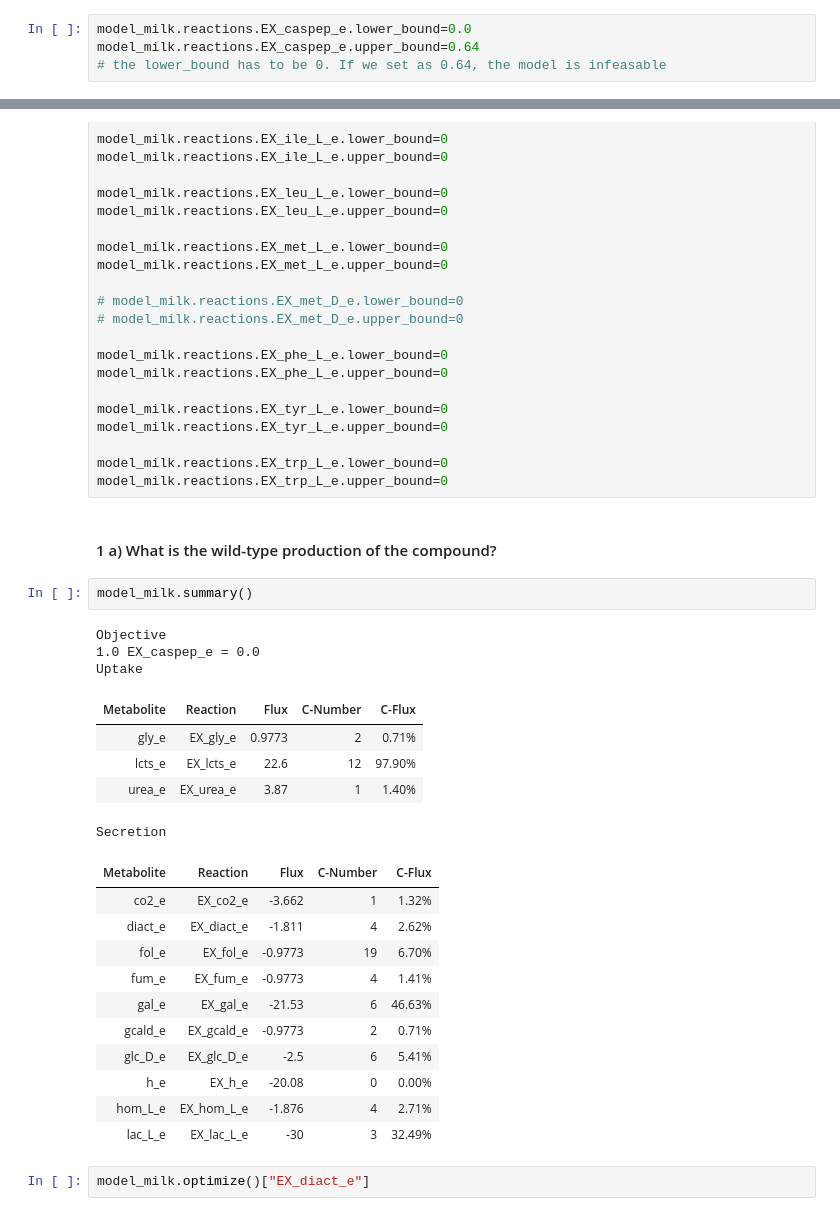
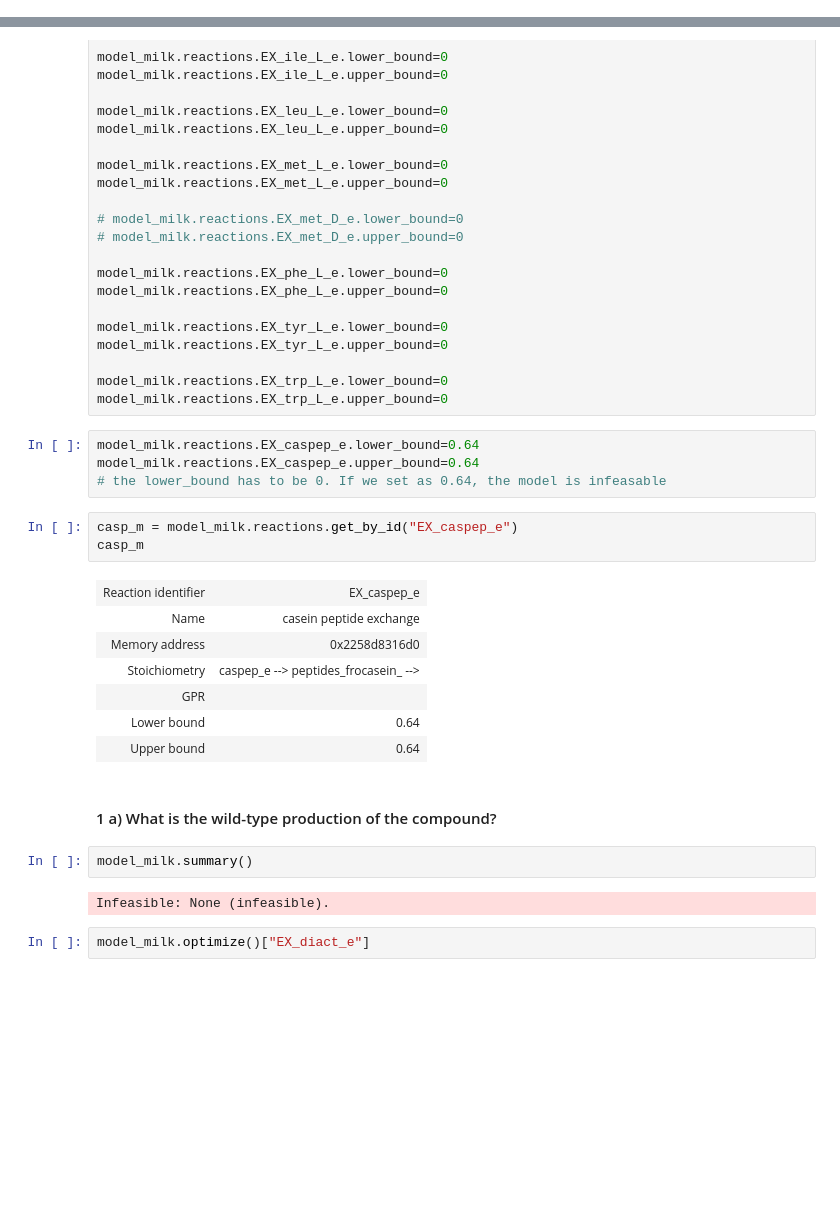
Before and after one commit to karynalysenko/systems_biology, a Jupyter notebook: Trabalho.ipynb, the cells around one changed output, grey strips where cells are left out. Cells and saved outputs as stored; diff of their text form; blank space fills up the shorter version.

```diff
--- a/Trabalho.ipynb
+++ b/Trabalho.ipynb
@@ -395,10 +384,6 @@ for i in model.metabolites:
 model_milk = read_sbml_model("sth.xml")
 model_milk.objective = 'EX_caspep_e' #colocar igual ao id anterior
 #model_milk.summary()
-# %%
-model_milk.reactions.EX_caspep_e.lower_bound=0.0
-model_milk.reactions.EX_caspep_e.upper_bound=0.64
-# the lower_bound has to be 0. If we set as 0.64, the model is infeasable
 # %%
 #model_milk.medium
 # %%
@@ -503,30 +488,27 @@ model_milk.reactions.EX_tyr_L_e.upper_bound=0
 
 model_milk.reactions.EX_trp_L_e.lower_bound=0
 model_milk.reactions.EX_trp_L_e.upper_bound=0
+# %%
+model_milk.reactions.EX_caspep_e.lower_bound=0.64
+model_milk.reactions.EX_caspep_e.upper_bound=0.64
+# the lower_bound has to be 0. If we set as 0.64, the model is infeasable
+# %%
+casp_m = model_milk.reactions.get_by_id("EX_caspep_e")
+casp_m
+# %% [output]
+| Reaction identifier | EX_caspep_e |
+| Name | casein peptide exchange |
+| Memory address | 0x2258d8316d0 |
+| Stoichiometry | caspep_e --> peptides_frocasein_ --> |
+| GPR |  |
+| Lower bound | 0.64 |
+| Upper bound | 0.64 |
 # %% [markdown]
 #### 1 a) What is the wild-type production of the compound?
 # %%
 model_milk.summary()
 # %% [output]
-Objective
-1.0 EX_caspep_e = 0.0
-Uptake
+Infeasible: None (infeasible).
-| Metabolite | Reaction | Flux | C-Number | C-Flux |
-| gly_e | EX_gly_e | 0.9773 | 2 | 0.71% |
-| lcts_e | EX_lcts_e | 22.6 | 12 | 97.90% |
-| urea_e | EX_urea_e | 3.87 | 1 | 1.40% |
-Secretion
-| Metabolite | Reaction | Flux | C-Number | C-Flux |
-| co2_e | EX_co2_e | -3.662 | 1 | 1.32% |
-| diact_e | EX_diact_e | -1.811 | 4 | 2.62% |
-| fol_e | EX_fol_e | -0.9773 | 19 | 6.70% |
-| fum_e | EX_fum_e | -0.9773 | 4 | 1.41% |
-| gal_e | EX_gal_e | -21.53 | 6 | 46.63% |
-| gcald_e | EX_gcald_e | -0.9773 | 2 | 0.71% |
-| glc_D_e | EX_glc_D_e | -2.5 | 6 | 5.41% |
-| h_e | EX_h_e | -20.08 | 0 | 0.00% |
-| hom_L_e | EX_hom_L_e | -1.876 | 4 | 2.71% |
-| lac_L_e | EX_lac_L_e | -30 | 3 | 32.49% |
 # %%
 model_milk.optimize()["EX_diact_e"]
 # %% [output]
```
Also changed, not shown: parts of 6 cells of this notebook, 1 other file.
